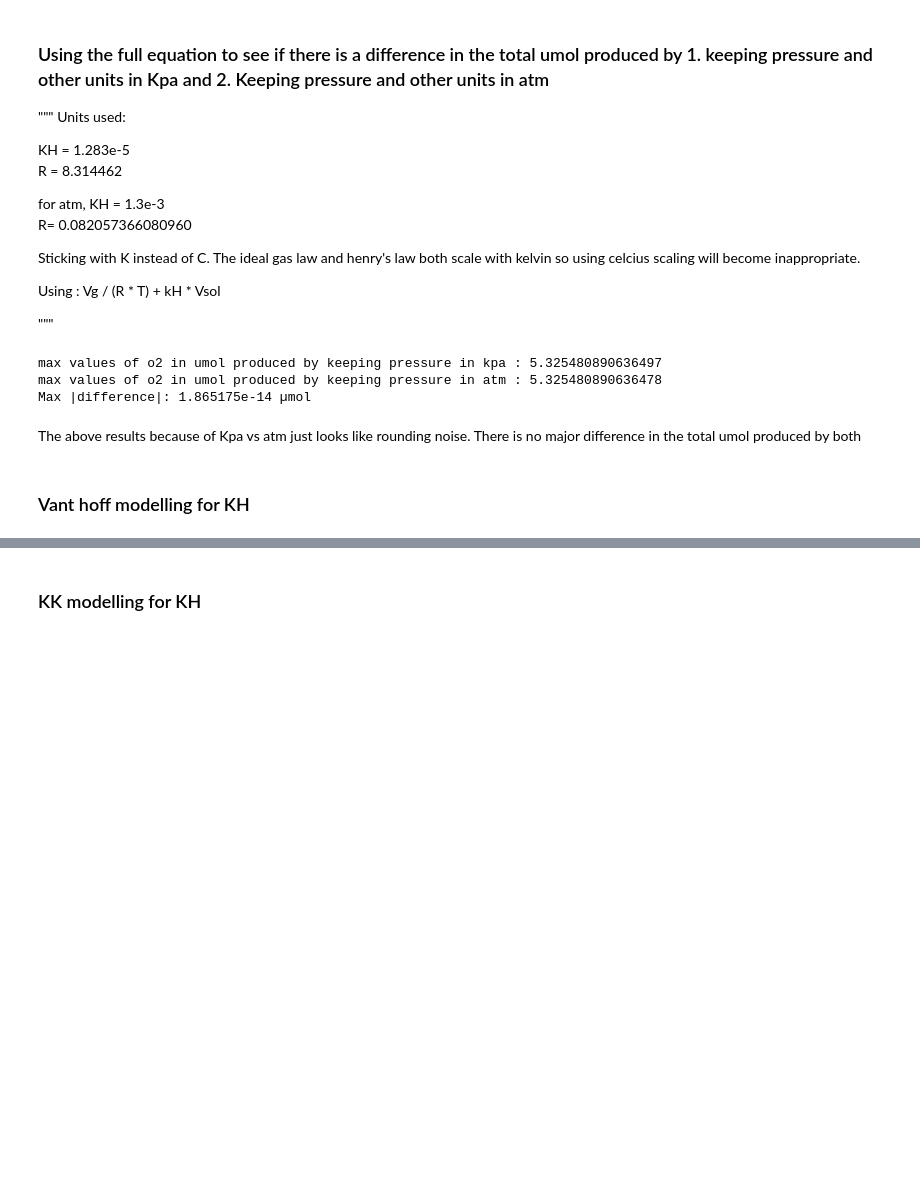
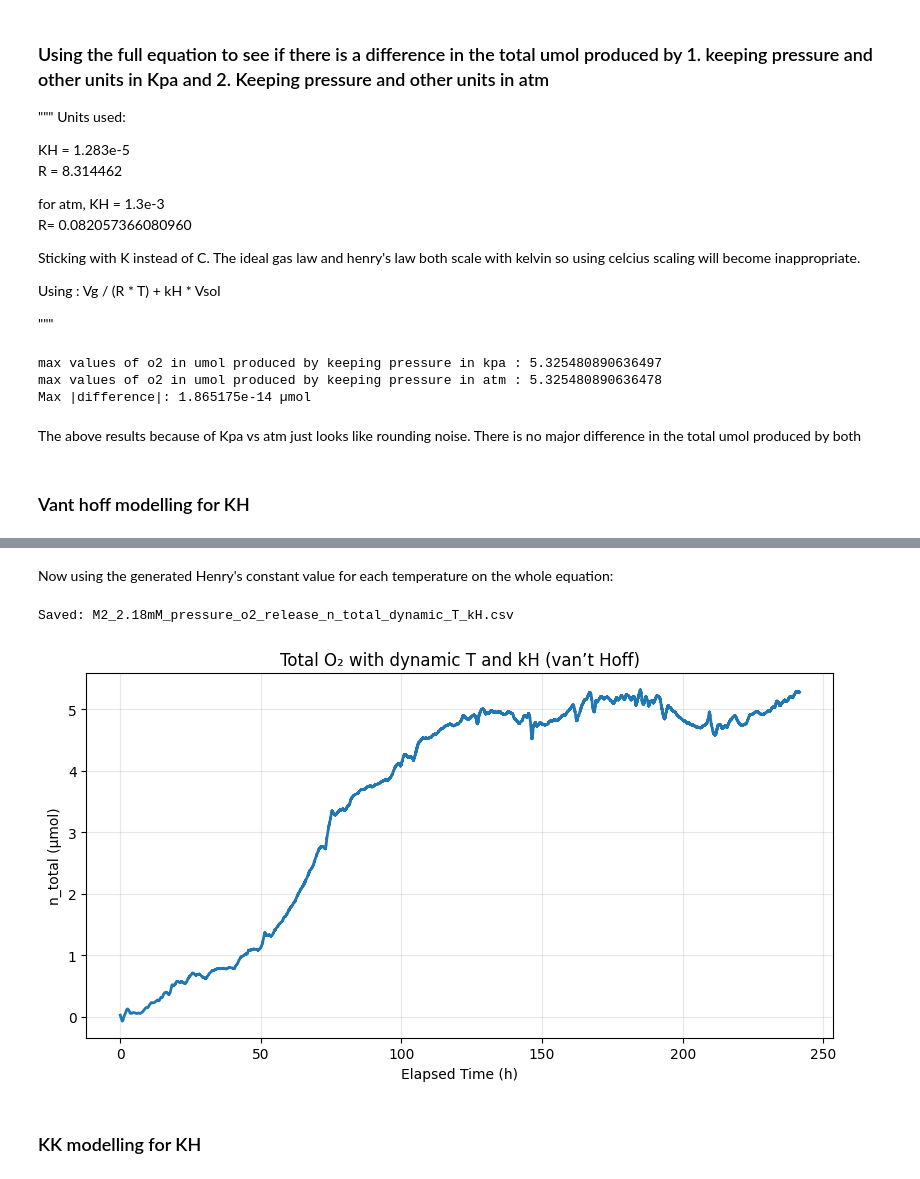
Before and after one commit to ChandrikaSethumadhavan/Thesis, a Jupyter notebook: EDA.ipynb, the cells around one changed output, grey strips where cells are left out. Drawn from its saved outputs; the diff is of its cells as text; code cells hidden in the pictures; blank space fills up the shorter version.

Commit message:
Vant hoff analysis -update+ finish

```diff
--- a/EDA.ipynb
+++ b/EDA.ipynb
@@ -76,2 +417,81 @@ The above results because of Kpa vs atm just looks like rounding noise. There is
+# %% [markdown]
+Now using the generated Henry's constant value for each temperature on the whole equation:
+# %%
+import pandas as pd
+import numpy as np
+from pathlib import Path
+import matplotlib.pyplot as plt
+
+# ---------------- inputs ----------------
+main_csv   = "M2_2.18mM_pressure_o2_release.csv"
+time_col   = "Time (s)"                      # your values are actually hours
+press_col  = "DWT denoised pressure (kPa)"   # PO2 in kPa (set flag below if gauge)
+henry_csv  = "C:\Users\chand\Documents\GitHub\Thesis\henry's constants.csv"
+
+# ----------------------------------------
+
+# Constants (atm-based calc)
+R   = 0.082057366079   # L·atm·mol^-1·K^-1
+Vg  = 0.002            # L
+Vsol= 0.006            # L
+KPA_PER_ATM = 101.325
+
+# ---- load main & henry ----
+df = pd.read_csv(main_csv)
+df.columns = [c.strip() for c in df.columns]
+t_h   = pd.to_numeric(df[time_col], errors="coerce")
+P_kPa = pd.to_numeric(df[press_col], errors="coerce")
+mask  = t_h.notna() & P_kPa.notna()
+t_h, P_kPa = t_h[mask].reset_index(drop=True), P_kPa[mask].reset_index(drop=True)
+t_h = t_h - t_h.iloc[0]  # start time at 0 h
+
+# Absolute pressure in atm
+
+P_abs_atm = P_kPa / KPA_PER_ATM
+
+# Henry/Temperature (dynamic) from file
+hdf = pd.read_csv(henry_csv)
+hdf.columns = [c.strip() for c in hdf.columns]
+T_K  = pd.to_numeric(hdf["Temperature_K"], errors="coerce")
+kH_T = pd.to_numeric(hdf["kH_mol_per_L_atm"], errors="coerce")
+
+# --- align lengths (basic check) ---
+n_main = len(P_abs_atm)
+n_h    = len(T_K)
+if n_main != n_h:
+    raise ValueError(f"Row mismatch: main={n_main}, henry={n_h}. "
+                     "Ensure both were built from the same rows/filtering so they align 1:1.")
+
+# --- compute n_total(t) in µmol with dynamic T and kH ---
+A_gas_term = Vg / (R * T_K.values)          # mol/atm
+A_aq_term  = kH_T.values * Vsol             # mol/atm
+A_total    = A_gas_term + A_aq_term         # mol/atm
+
+n_tot_umol = (P_abs_atm.values * A_total) * 1e6  # µmol
+
+# --- assemble & save ---
+out = pd.DataFrame({
+    "Elapsed Time (h)": t_h,
+    "P_abs (atm)": P_abs_atm,
+    "Temperature_K": T_K,
+    "kH_mol_per_L_atm": kH_T,
+    "n_tot (µmol)": n_tot_umol
+})
+out_path = Path(main_csv).with_name(Path(main_csv).stem + "_n_total_dynamic_T_kH.csv")
+out.to_csv(out_path, index=False)
+print(f"Saved: {out_path}")
+
+# --- quick plot ---
+plt.figure(figsize=(8.2, 4.6))
+plt.plot(out["Elapsed Time (h)"], out["n_tot (µmol)"], linewidth=2)
+plt.xlabel("Elapsed Time (h)")
+plt.ylabel("n_total (µmol)")
+plt.title("Total O₂ with dynamic T and kH (van’t Hoff)")
+plt.grid(True, alpha=0.3)
+plt.tight_layout()
+plt.show()
+# %% [output]
+Saved: M2_2.18mM_pressure_o2_release_n_total_dynamic_T_kH.csv
+[figure, added]
 # %% [markdown]
 ### KK modelling for KH
```
Also changed, not shown: parts of 11 cells of this notebook, 1 other file.
